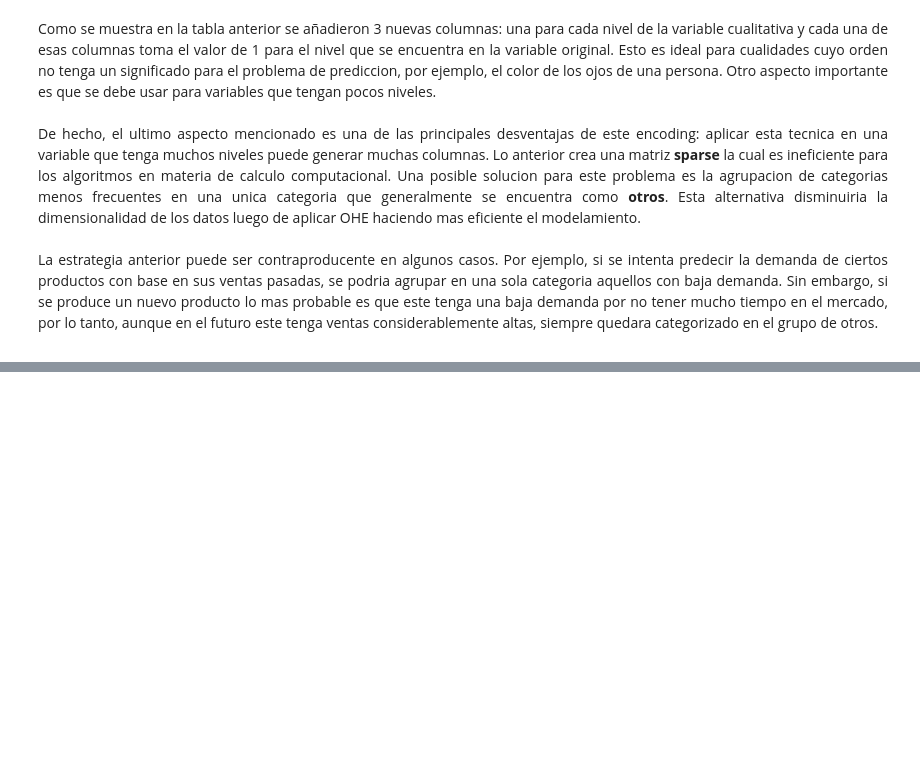
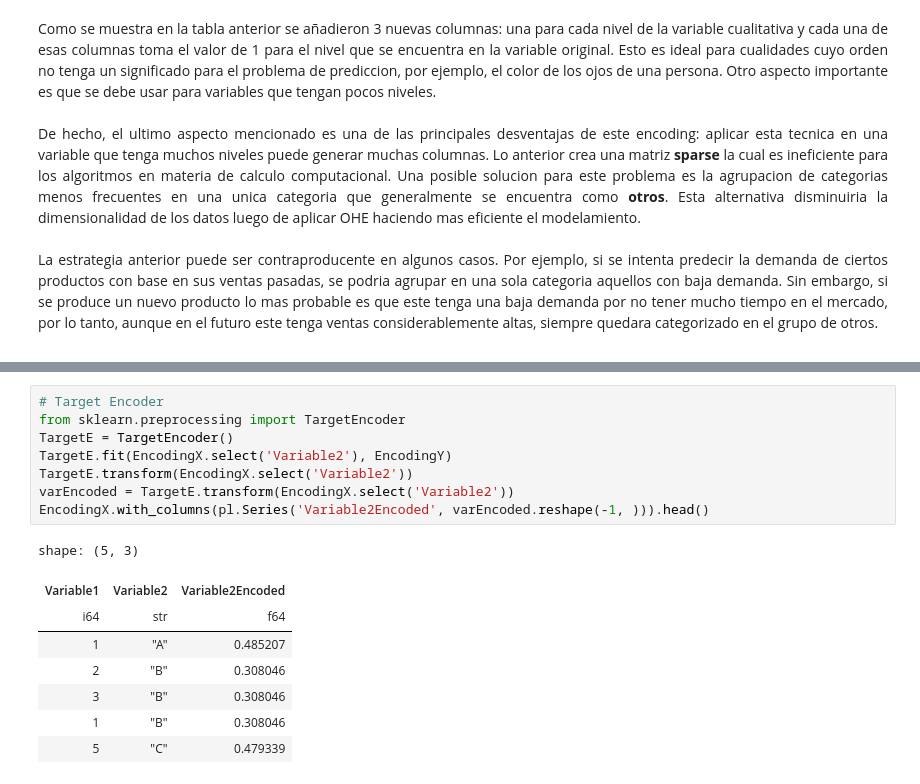
Before and after one commit to j220493/AnalisisEncodingCategoricalVariables, a Jupyter notebook: analisis.ipynb, the cells around one changed output, grey strips where cells are left out. Cells and saved outputs as stored; diff of their text form; blank space fills up the shorter version.

Commit message:
Se continua definicion de metodos de encoding Target E

```diff
--- a/analisis.ipynb
+++ b/analisis.ipynb
@@ -346,0 +370,17 @@ La estrategia anterior puede ser contraproducente en algunos casos. Por ejemplo,
+# %%
+# Target Encoder
+from sklearn.preprocessing import TargetEncoder
+TargetE = TargetEncoder()
+TargetE.fit(EncodingX.select('Variable2'), EncodingY)
+TargetE.transform(EncodingX.select('Variable2'))
+varEncoded = TargetE.transform(EncodingX.select('Variable2'))
+EncodingX.with_columns(pl.Series('Variable2Encoded', varEncoded.reshape(-1, ))).head()
+# %% [output]
+shape: (5, 3)
+| Variable1 | Variable2 | Variable2Encoded |
+| i64 | str | f64 |
+| 1 | "A" | 0.485207 |
+| 2 | "B" | 0.308046 |
+| 3 | "B" | 0.308046 |
+| 1 | "B" | 0.308046 |
+| 5 | "C" | 0.479339 |
```
Also changed, not shown: parts of 6 cells of this notebook.
